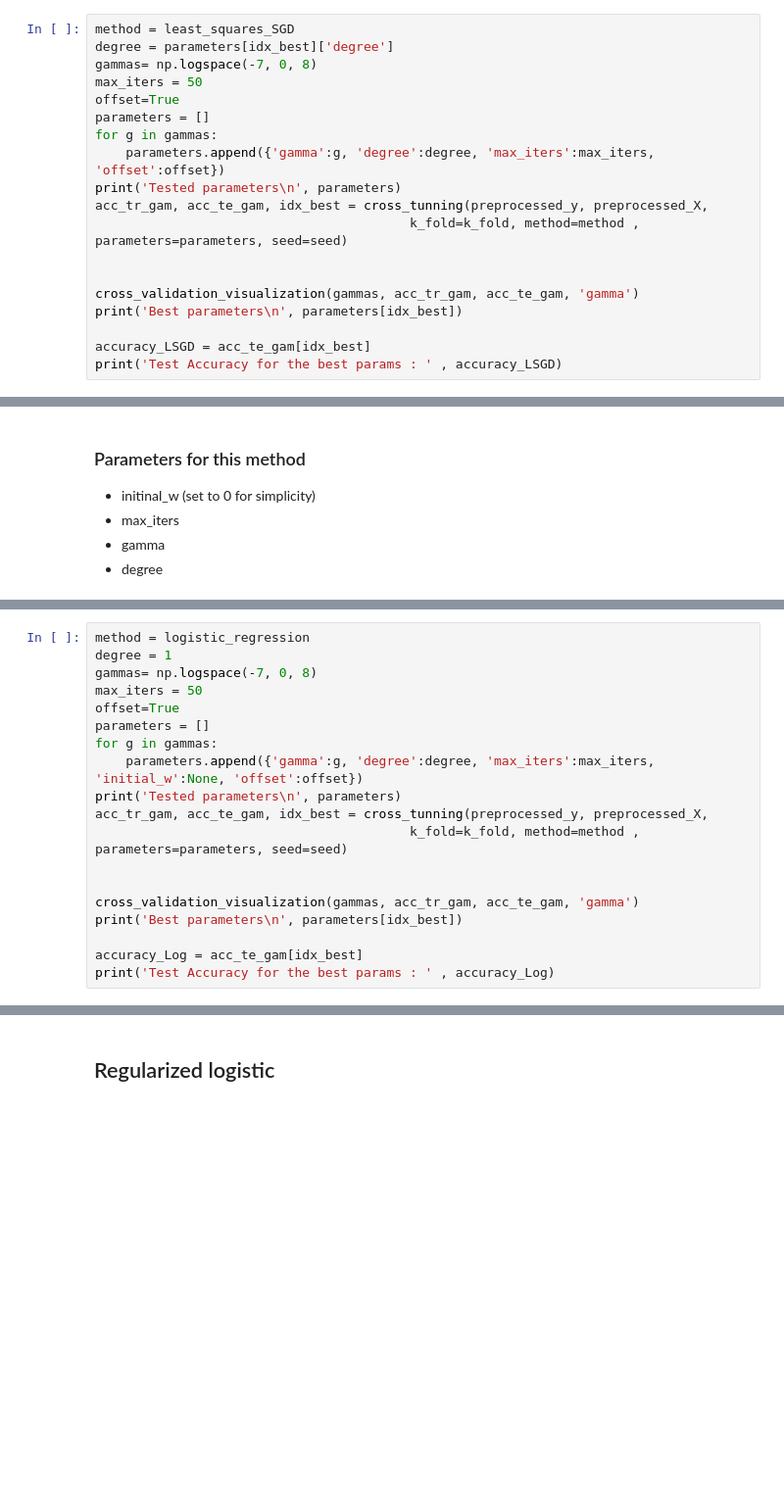
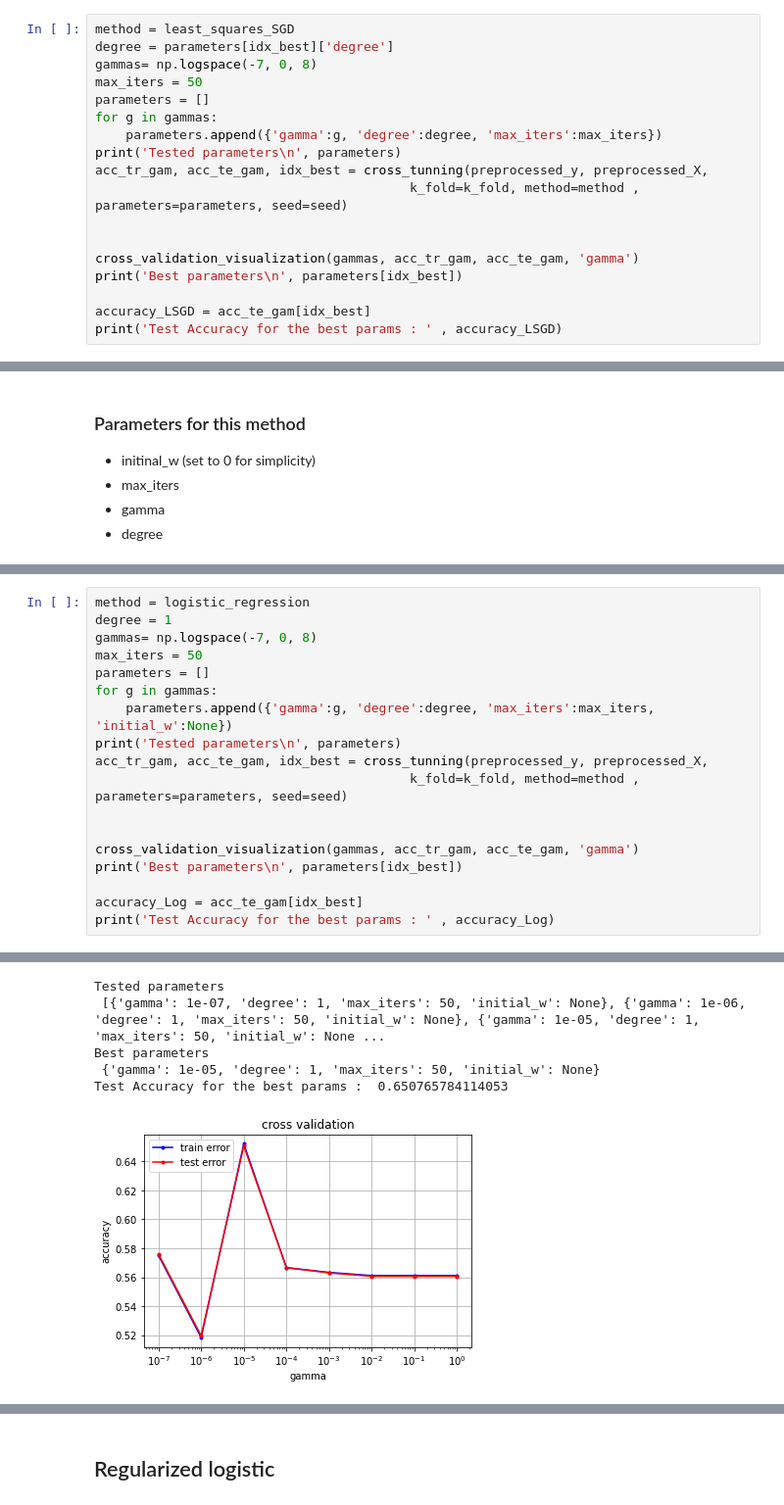
Before and after one commit to Alicia-max/ML--Binary-classification_Higgs-boson-competition, a Jupyter notebook: project/visu.ipynb, the cells around one changed output, grey strips where cells are left out. Shown: that part at 98% size. Drawn from its saved outputs; the diff is of its cells as text; blank space fills up the shorter version.

```diff
--- a/project/visu.ipynb
+++ b/project/visu.ipynb
@@ -191,10 +198,9 @@ method = least_squares_SGD
 degree = parameters[idx_best]['degree']
 gammas= np.logspace(-7, 0, 8)
 max_iters = 50
-offset=True
 parameters = []
 for g in gammas:
-    parameters.append({'gamma':g, 'degree':degree, 'max_iters':max_iters, 'offset':offset})
+    parameters.append({'gamma':g, 'degree':degree, 'max_iters':max_iters})
 print('Tested parameters\n', parameters)
 acc_tr_gam, acc_te_gam, idx_best = cross_tunning(preprocessed_y, preprocessed_X,
                                          k_fold=k_fold, method=method , parameters=parameters, seed=seed)
@@ -299,10 +320,9 @@ method = logistic_regression
 degree = 1
 gammas= np.logspace(-7, 0, 8)
 max_iters = 50
-offset=True
 parameters = []
 for g in gammas:
-    parameters.append({'gamma':g, 'degree':degree, 'max_iters':max_iters, 'initial_w':None, 'offset':offset})
+    parameters.append({'gamma':g, 'degree':degree, 'max_iters':max_iters, 'initial_w':None})
 print('Tested parameters\n', parameters)
 acc_tr_gam, acc_te_gam, idx_best = cross_tunning(preprocessed_y, preprocessed_X,
                                          k_fold=k_fold, method=method , parameters=parameters, seed=seed)
@@ -313,3 +333,4 @@ print('Best parameters\n', parameters[idx_best])
 
 accuracy_Log = acc_te_gam[idx_best]
 print('Test Accuracy for the best params : ' , accuracy_Log)
+# %% [output]
@@ -315,0 +353,6 @@ print('Test Accuracy for the best params : ' , accuracy_Log)
+Tested parameters
+ [{'gamma': 1e-07, 'degree': 1, 'max_iters': 50, 'initial_w': None}, {'gamma': 1e-06, 'degree': 1, 'max_iters': 50, 'initial_w': None}, {'gamma': 1e-05, 'degree': 1, 'max_iters': 50, 'initial_w': None ...
+Best parameters
+ {'gamma': 1e-05, 'degree': 1, 'max_iters': 50, 'initial_w': None}
+Test Accuracy for the best params :  0.650765784114053
+[figure, added]
```
Also changed, not shown: parts of 19 cells of this notebook, 3 other files.
